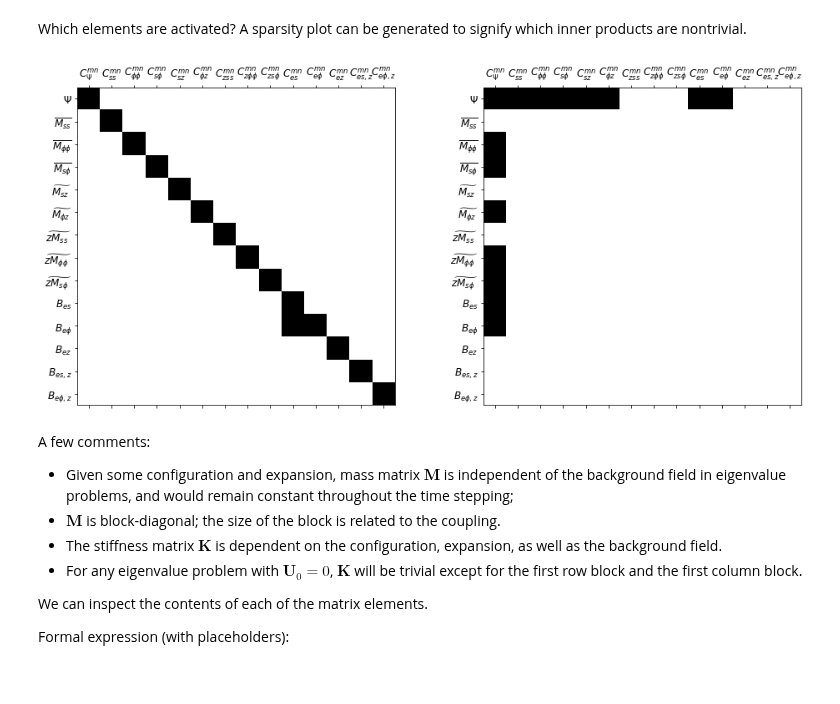
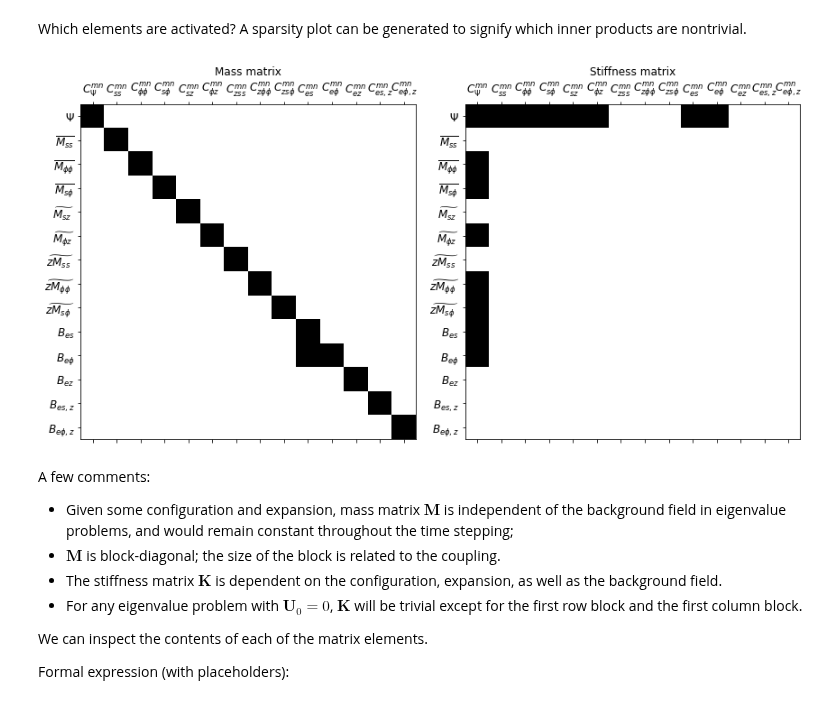
Before and after one commit to GentleMin/PlesioGeostroPy, a Jupyter notebook: EigenPG.ipynb, the cells around one changed output. Saved outputs shown, nothing was run; the diff lists cells and outputs as text; code cells hidden in the pictures.

```diff
--- a/EigenPG.ipynb
+++ b/EigenPG.ipynb
@@ -53,11 +58,20 @@ The following code chooses the Lorentz force.
 from pg_utils.pg_model import forcing
 from pg_utils.pg_model import params
 
+# # Nondimensionalization with rotation time scale
+# eqs_lin.Psi = sympy.Eq(eqs_lin.Psi.lhs, eqs_lin.Psi.rhs.subs({
+#     eqs.fe_p: params.Le**2*forcing.Le_p,
+#     eqs.fs_sym: params.Le**2*forcing.Ls_sym,
+#     eqs.fp_sym: params.Le**2*forcing.Lp_sym,
+#     eqs.fz_asym: params.Le**2*forcing.Lz_asym
+# }))
+# # Nondimensionalization with Alfven time scale
 eqs_lin.Psi = sympy.Eq(eqs_lin.Psi.lhs, eqs_lin.Psi.rhs.subs({
-    eqs.fe_p: params.Le**2*forcing.Le_p,
-    eqs.fs_sym: params.Le**2*forcing.Ls_sym,
-    eqs.fp_sym: params.Le**2*forcing.Lp_sym,
-    eqs.fz_asym: params.Le**2*forcing.Lz_asym
-}))
+    eqs.fe_p: forcing.Le_p,
+    eqs.fs_sym: forcing.Ls_sym,
+    eqs.fp_sym: forcing.Lp_sym,
+    eqs.fz_asym: forcing.Lz_asym,
+    core.pgvar_ptb.Psi: core.pgvar_ptb.Psi/params.Le
+}).doit())
 eqs_lin.Psi
 # %% [output]
@@ -385,26 +399,30 @@ Which elements are activated? A sparsity plot can be generated to signify which
 # %%
 M_shape = M_expr.block_sparsity()
 K_shape = K_expr.block_sparsity()
 
-fig, axes = plt.subplots(nrows=1, ncols=2, figsize=(16, 7))
+fig, axes = plt.subplots(nrows=1, ncols=2, figsize=(12, 6))
 
 ax = axes[0]
 ax.spy(M_shape)
 ax.set_xticks(np.arange(cfg.coeff_s.n_fields))
 ax.set_xticklabels([r'$%s$' % cfg.coeff_s[fname].name for fname in cfg.coeff_s._field_names], fontsize=12)
 ax.set_yticks(np.arange(eqs_solve.n_fields))
 ax.set_yticklabels([r'$%s$' % core.pgvar[fname].name for fname in eqs_solve._field_names], fontsize=12)
+ax.set_title("Mass matrix", fontsize=12)
 
 ax = axes[1]
 ax.spy(K_shape)
 ax.set_xticks(np.arange(cfg.coeff_s.n_fields))
 ax.set_xticklabels([r'$%s$' % cfg.coeff_s[fname].name for fname in cfg.coeff_s._field_names], fontsize=12)
 ax.set_yticks(np.arange(eqs_solve.n_fields))
 ax.set_yticklabels([r'$%s$' % core.pgvar[fname].name for fname in eqs_solve._field_names], fontsize=12)
+ax.set_title("Stiffness matrix", fontsize=12)
 
+plt.tight_layout()
+# plt.savefig("./out/imgs/sparsity__recipe_Daria_quad_Malkus.pdf", format="pdf", bbox_inches="tight")
 plt.show()
 # %% [output]
-[figure, old version]
+[figure, new version]
 # %% [markdown]
 A few comments:
 - Given some configuration and expansion, mass matrix $\mathbf{M}$ is independent of the background field in eigenvalue problems, and would remain constant throughout the time stepping;
```
Also changed, not shown: parts of 112 cells of this notebook, 2 other files.
